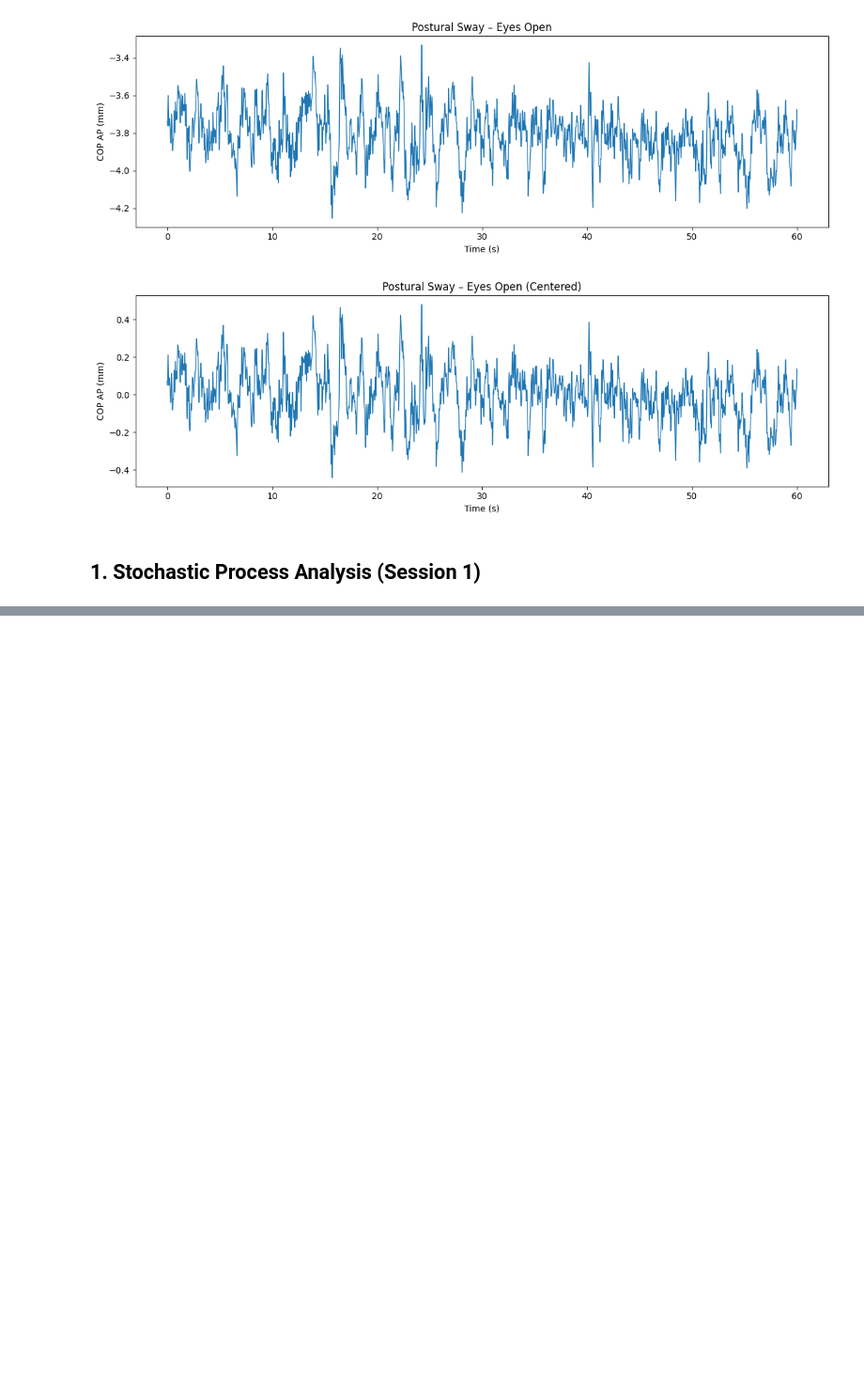
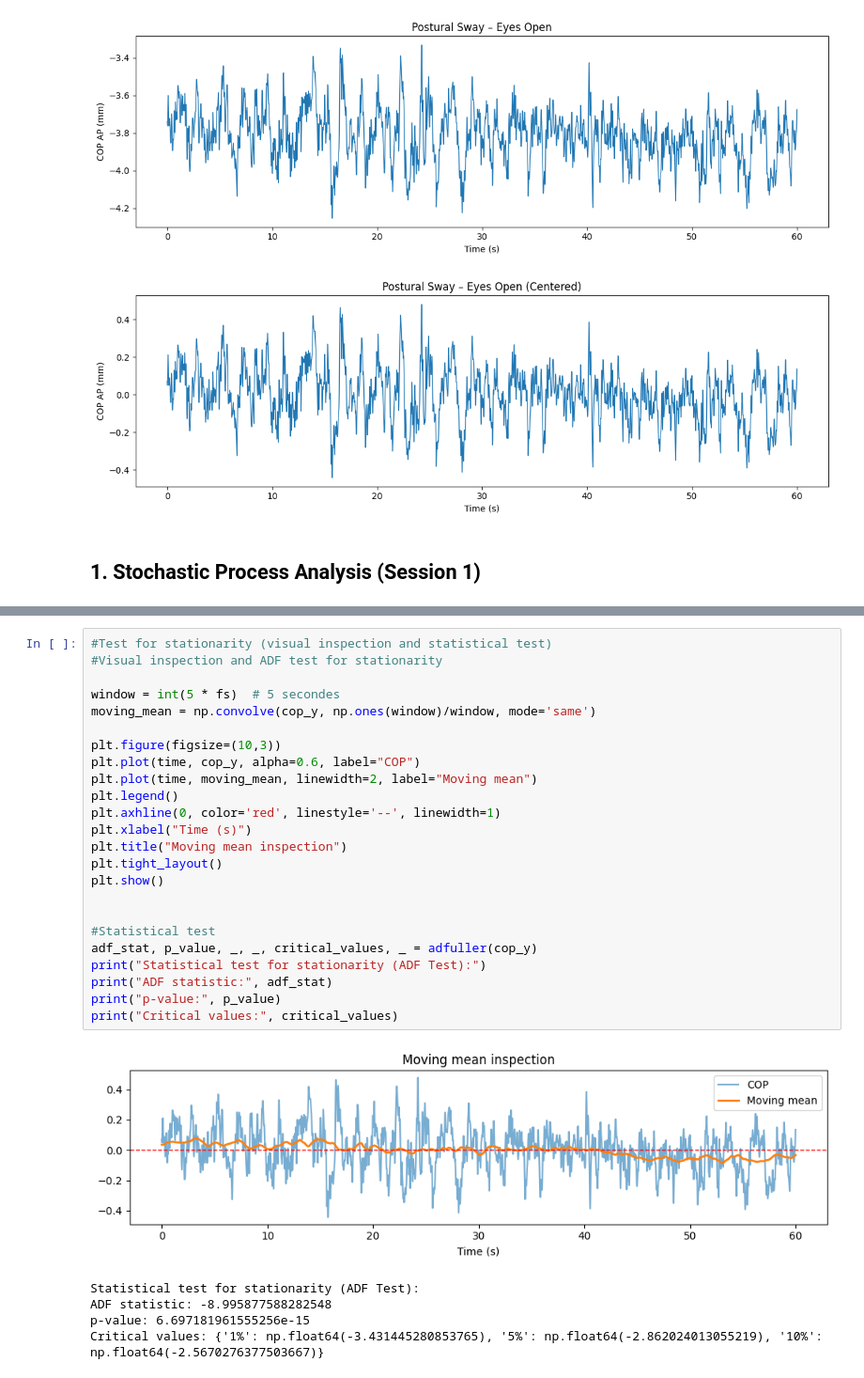
Before and after one commit to TheoLec-student/Time-Series-Analysis-of-Physiological-and-Human-Movement-Data, a Jupyter notebook: main.ipynb, the cells around one changed output, grey strips where cells are left out. Shown at 94% size. Saved outputs shown, nothing was run; the diff lists cells and outputs as text; blank space fills up the shorter version.

```diff
--- a/main.ipynb
+++ b/main.ipynb
@@ -75,0 +92,30 @@ Sampling frequency: 100 Hz
+# %%
+#Test for stationarity (visual inspection and statistical test)
+#Visual inspection and ADF test for stationarity
+
+window = int(5 * fs)  # 5 secondes
+moving_mean = np.convolve(cop_y, np.ones(window)/window, mode='same')
+
+plt.figure(figsize=(10,3))
+plt.plot(time, cop_y, alpha=0.6, label="COP")
+plt.plot(time, moving_mean, linewidth=2, label="Moving mean")
+plt.legend()
+plt.axhline(0, color='red', linestyle='--', linewidth=1)
+plt.xlabel("Time (s)")
+plt.title("Moving mean inspection")
+plt.tight_layout()
+plt.show()
+
+
+#Statistical test
+adf_stat, p_value, _, _, critical_values, _ = adfuller(cop_y)
+print("Statistical test for stationarity (ADF Test):")
+print("ADF statistic:", adf_stat)
+print("p-value:", p_value)
+print("Critical values:", critical_values)
+# %% [output]
+[figure, added]
+Statistical test for stationarity (ADF Test):
+ADF statistic: -8.995877588282548
+p-value: 6.697181961555256e-15
+Critical values: {'1%': np.float64(-3.431445280853765), '5%': np.float64(-2.862024013055219), '10%': np.float64(-2.5670276377503667)}
```
Also changed, not shown: parts of 9 cells of this notebook, 2 other files.
